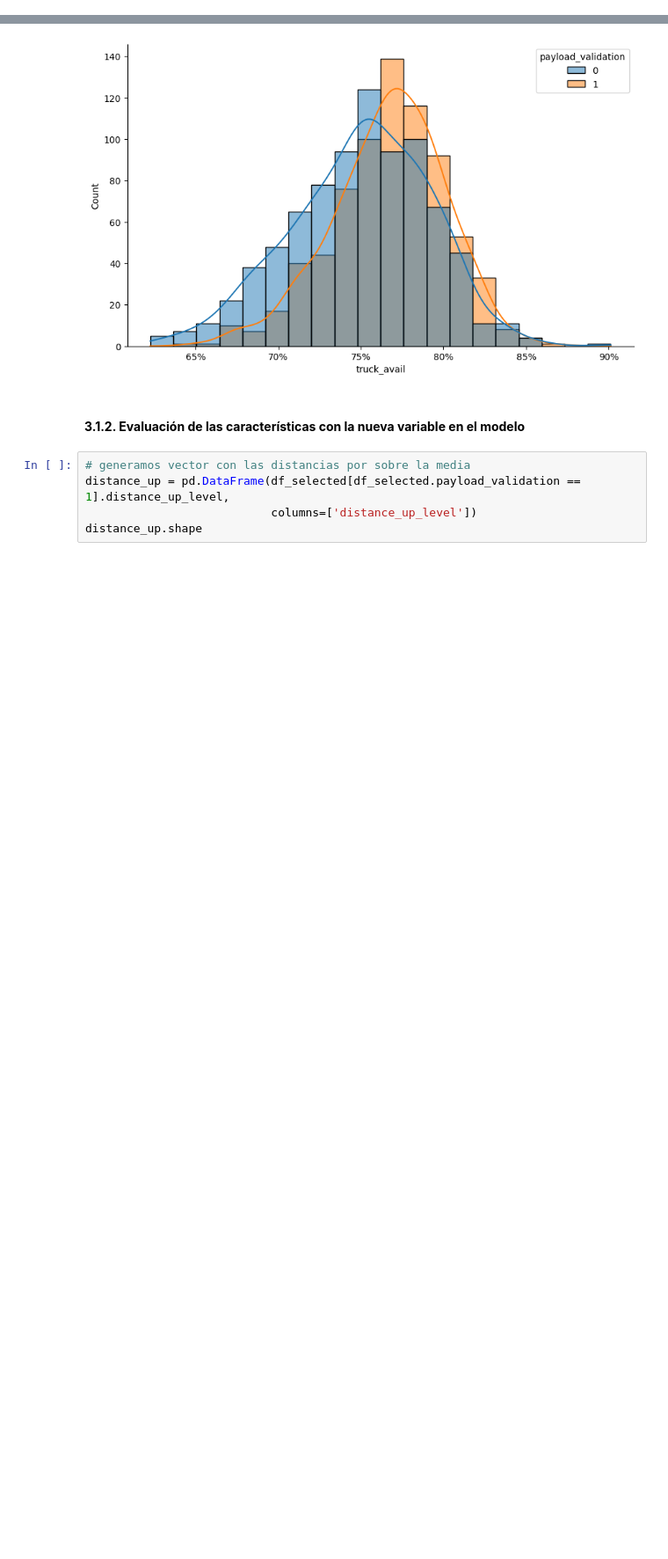
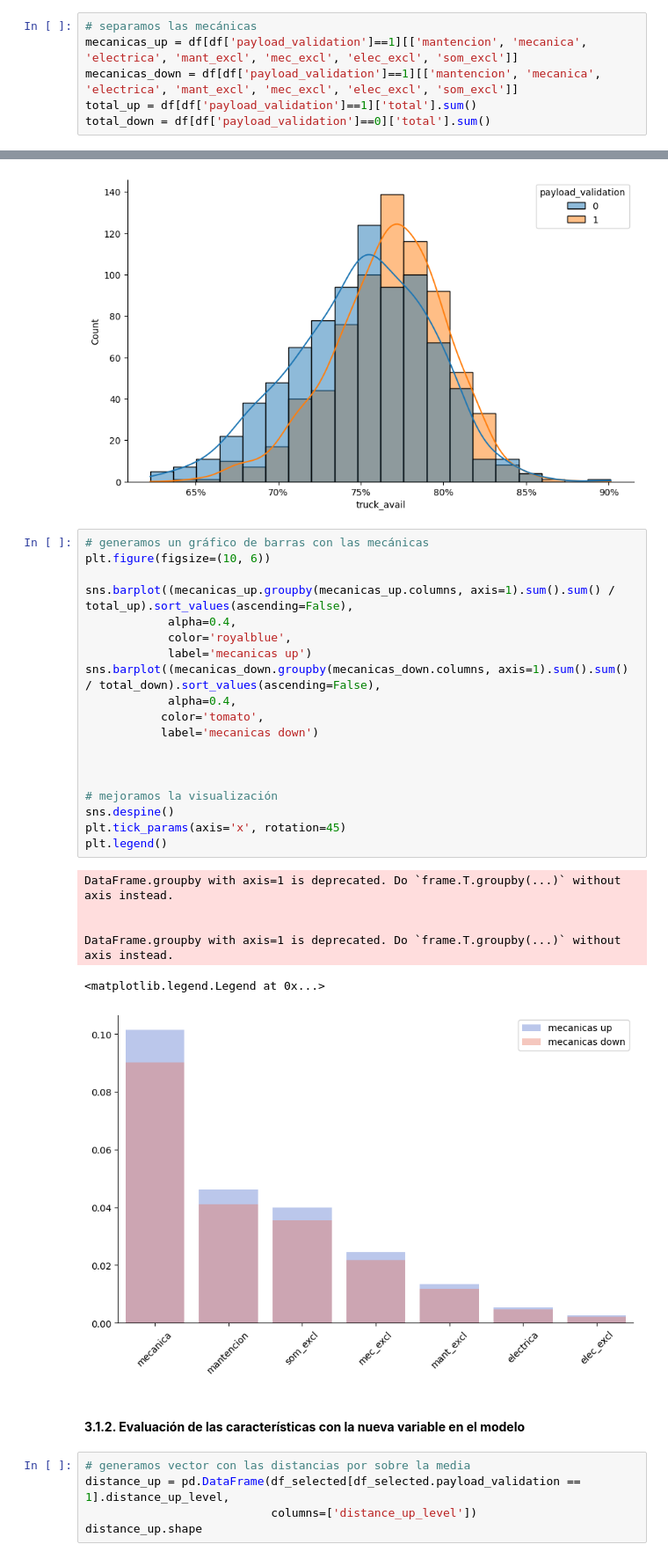
Before and after one commit to ecdiazl/capstone-project, a Jupyter notebook: Análisis/Capstone - Prescripción var1 (vec).ipynb, the cells around one changed output, grey strips where cells are left out. Shown at 88% size. Drawn from its saved outputs; the diff is of its cells as text; blank space fills up the shorter version.

```diff
--- a/Análisis/Capstone - Prescripción var1 (vec).ipynb
+++ b/Análisis/Capstone - Prescripción var1 (vec).ipynb
@@ -53,6 +53,12 @@ min         0.622591
 75%         0.786180
 max         0.901208
 Name: truck_avail, dtype: float64
+# %%
+# separamos las mecánicas
+mecanicas_up = df[df['payload_validation']==1][['mantencion', 'mecanica', 'electrica', 'mant_excl', 'mec_excl', 'elec_excl', 'som_excl']]
+mecanicas_down = df[df['payload_validation']==1][['mantencion', 'mecanica', 'electrica', 'mant_excl', 'mec_excl', 'elec_excl', 'som_excl']]
+total_up = df[df['payload_validation']==1]['total'].sum()
+total_down = df[df['payload_validation']==0]['total'].sum()
 # %% [markdown]
 ## **2. Preparamos el Dataset**
 # %%
@@ -325,6 +331,32 @@ sns.despine()
 plt.show()
 # %% [output]
 [figure]
+# %%
+# generamos un gráfico de barras con las mecánicas
+plt.figure(figsize=(10, 6))
+
+sns.barplot((mecanicas_up.groupby(mecanicas_up.columns, axis=1).sum().sum() / total_up).sort_values(ascending=False),
+            alpha=0.4,
+            color='royalblue',
+            label='mecanicas up')
+sns.barplot((mecanicas_down.groupby(mecanicas_down.columns, axis=1).sum().sum() / total_down).sort_values(ascending=False),
+            alpha=0.4,
+           color='tomato',
+           label='mecanicas down')
+
+
+
+# mejoramos la visualización
+sns.despine()
+plt.tick_params(axis='x', rotation=45)
+plt.legend()
+# %% [output]
+DataFrame.groupby with axis=1 is deprecated. Do `frame.T.groupby(...)` without axis instead.
+
+
+DataFrame.groupby with axis=1 is deprecated. Do `frame.T.groupby(...)` without axis instead.
+<matplotlib.legend.Legend at 0x...>
+[figure, added]
 # %% [markdown]
 #### **3.1.2. Evaluación de las características con la nueva variable en el modelo**
 # %%
```
Also changed, not shown: parts of 3 cells of this notebook, 5 other files.
